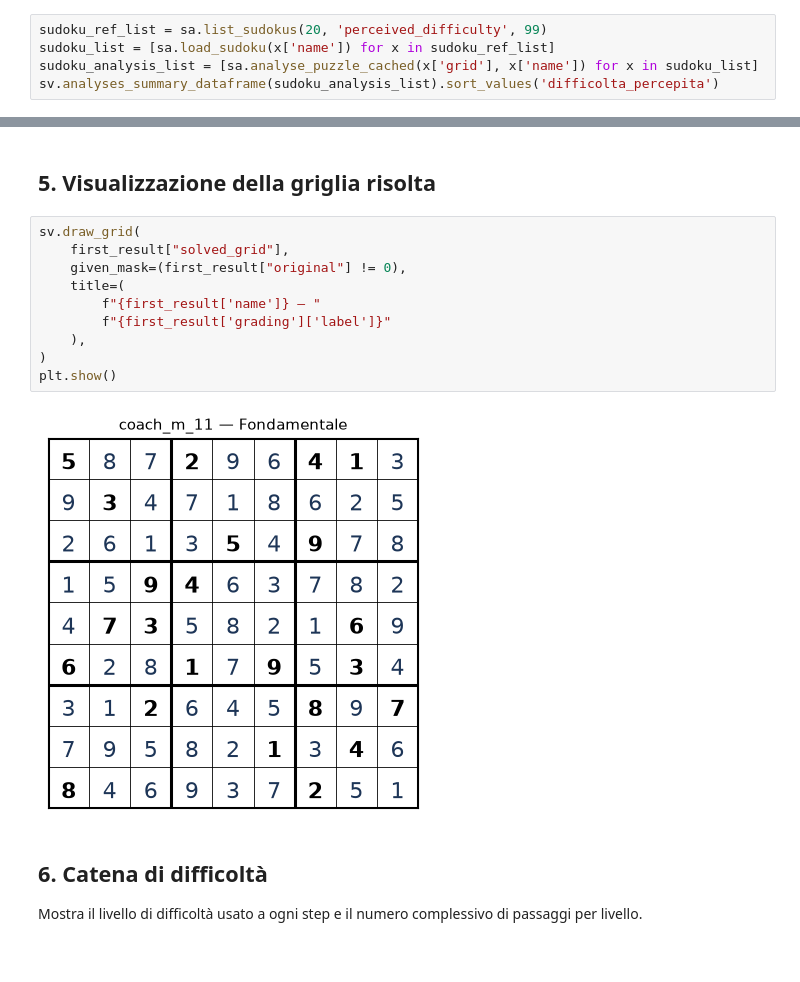
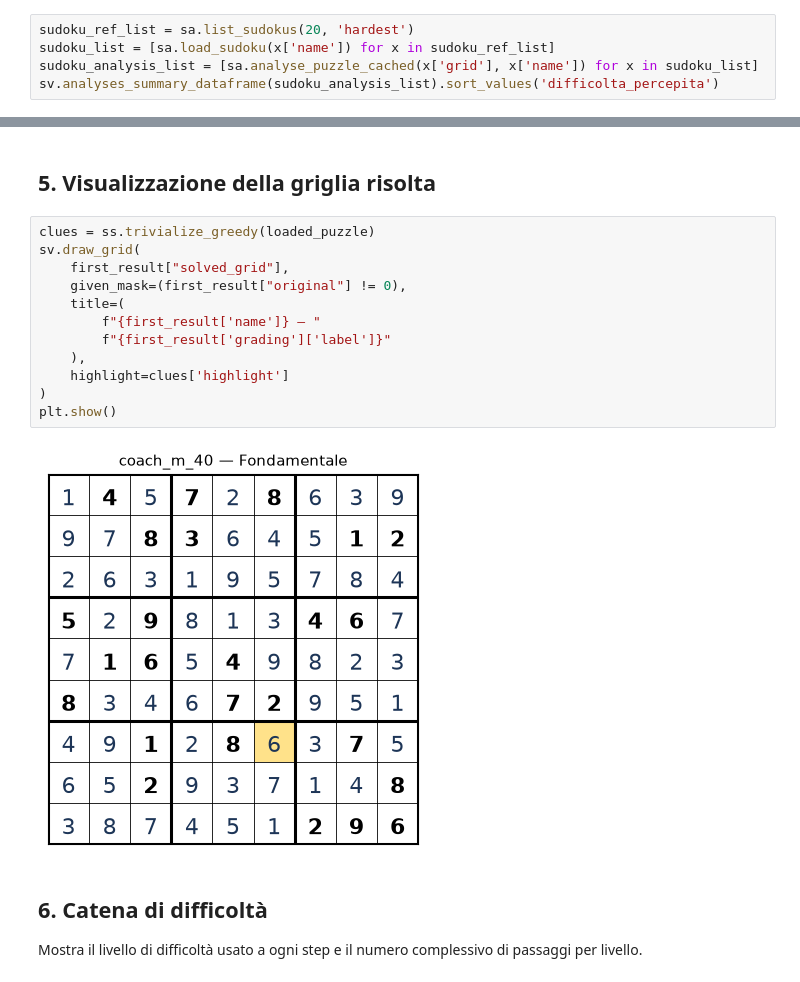
Before and after one commit to GiacomoAru/sudoku_ranker, a Jupyter notebook: sudoku_archive_demo.ipynb, the cells around one changed output, grey strips where cells are left out. Cells and saved outputs as stored; diff of their text form.

```diff
--- a/sudoku_archive_demo.ipynb
+++ b/sudoku_archive_demo.ipynb
@@ -29,7 +30,7 @@ import sudoku_generator as sg
 
 plt.rcParams["figure.figsize"] = (7, 7)
 # %%
-sudoku_ref_list = sa.list_sudokus(20, 'perceived_difficulty', 99)
+sudoku_ref_list = sa.list_sudokus(20, 'hardest')
 sudoku_list = [sa.load_sudoku(x['name']) for x in sudoku_ref_list]
 sudoku_analysis_list = [sa.analyse_puzzle_cached(x['grid'], x['name']) for x in sudoku_list]
 sv.analyses_summary_dataframe(sudoku_analysis_list).sort_values('difficolta_percepita')
@@ -110,17 +93,19 @@ Numero di step: 58
 # %% [markdown]
 ## 5. Visualizzazione della griglia risolta
 # %%
+clues = ss.trivialize_greedy(loaded_puzzle)
 sv.draw_grid(
     first_result["solved_grid"],
     given_mask=(first_result["original"] != 0),
     title=(
         f"{first_result['name']} — "
         f"{first_result['grading']['label']}"
     ),
+    highlight=clues['highlight']
 )
 plt.show()
 # %% [output]
-[figure, old version]
+[figure, new version]
 # %% [markdown]
 ## 6. Catena di difficoltà
 
```
Also changed, not shown: parts of 10 cells of this notebook, 9 other files.
